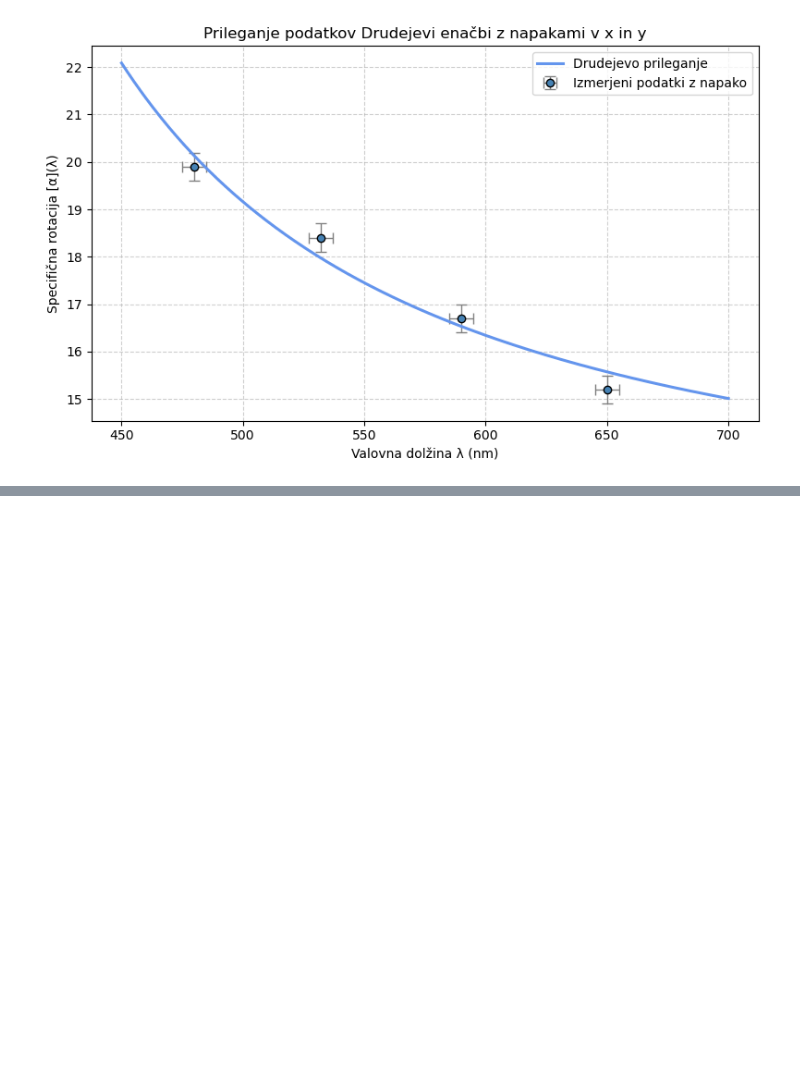
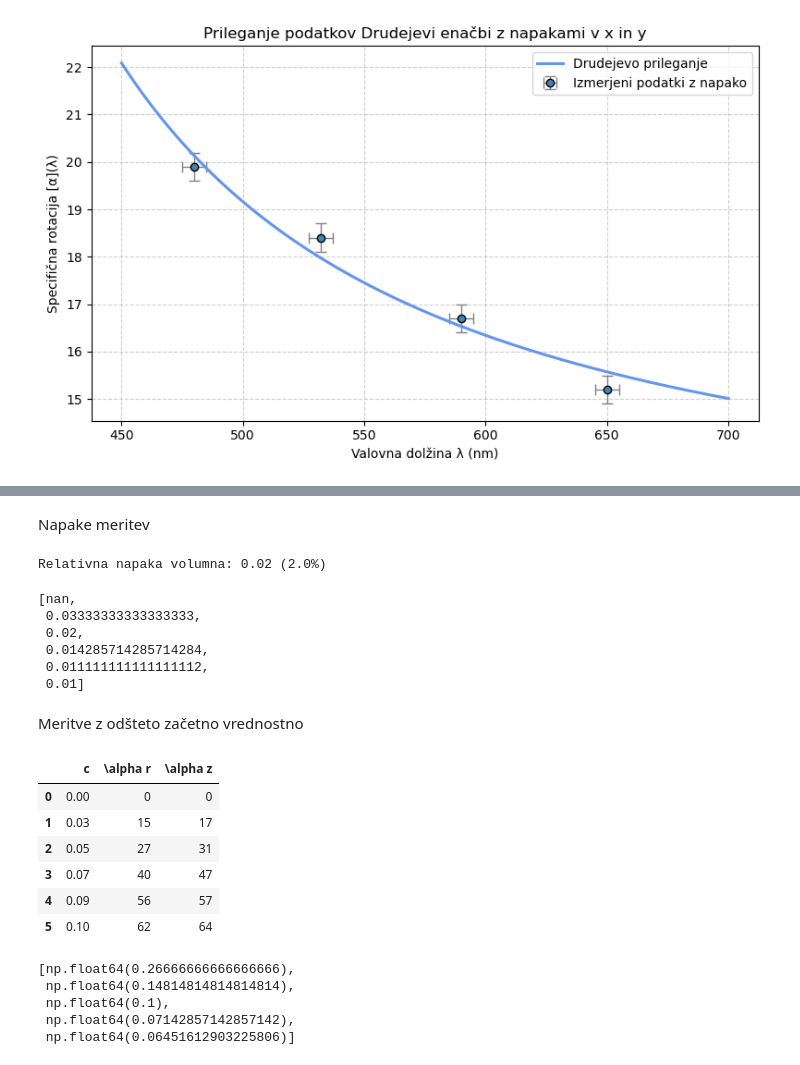
Before and after one commit to Matijek/Projektna_FE3, a Jupyter notebook: priprava.ipynb, the cells around one changed output, grey strips where cells are left out. Saved outputs shown, nothing was run; the diff lists cells and outputs as text; code cells hidden in the pictures; blank space fills up the shorter version.

```diff
--- a/priprava.ipynb
+++ b/priprava.ipynb
@@ -203,0 +211,8 @@ Ujemajoči parametri:
+# %%
+import pandas as pd
+
+# Uvoz podatkov iz Excel datoteke 'meritve.xlsx'
+df_meritve = pd.read_excel('meritve.xlsx')
+
+# Prikaz prvih nekaj vrstic za pregled
+df_meritve.head()
@@ -203,0 +226,64 @@ Ujemajoči parametri:
+# %% [markdown]
+Napake meritev
+# %%
+# Volumen tekočine v mL
+V_mL = 3000
+abs_V_mL = 60  # napaka volumna v mL
+rel_V_mL = abs_V_mL / V_mL  # relativna napaka volumna
+print(f"Relativna napaka volumna: {rel_V_mL:.2f} ({rel_V_mL*100:.1f}%)")
+# %% [output]
+Relativna napaka volumna: 0.02 (2.0%)
+# %%
+# napaka mase v g
+abs_m0 = 0
+abs_m = 3 # napaka mase v g
+# Izračun abs_m / (c * V_mL) za vsako koncentracijo c v df_meritve (vključno z 0)
+rel_m_error = []
+for c in df_meritve['c']:
+    if c != 0:
+        value = abs_m / (c * V_mL)
+    else:
+        value = np.nan  # ali np.inf, če želiš označiti nedoločeno
+    rel_m_error.append(value)
+
+rel_m_error  # seznam rezultatov za vsako c
+# %% [output]
+[nan,
+ 0.03333333333333333,
+ 0.02,
+ 0.014285714285714284,
+ 0.011111111111111112,
+ 0.01]
+# %% [markdown]
+Meritve z odšteto začetno vrednostno
+# %%
+df_standard = df_meritve.copy().assign(
+    **{
+        '\\alpha r': df_meritve['\\alpha r'] - df_meritve['\\alpha r'].iloc[0],
+        '\\alpha z': df_meritve['\\alpha z'] - df_meritve['\\alpha z'].iloc[0]
+    }
+)
+
+df_standard
+# %% [output]
+|  | c | \alpha r | \alpha z |
+| 0 | 0.00 | 0 | 0 |
+| 1 | 0.03 | 15 | 17 |
+| 2 | 0.05 | 27 | 31 |
+| 3 | 0.07 | 40 | 47 |
+| 4 | 0.09 | 56 | 57 |
+| 5 | 0.10 | 62 | 64 |
+# %%
+abs_rot = 4
+rel_rot_err_r = [
+    abs_rot / row['\\alpha r']
+    for idx, row in df_standard.iterrows()
+    if idx > 0 and row['\\alpha r'] != 0
+]
+rel_rot_err_r
+# %% [output]
+[np.float64(0.26666666666666666),
+ np.float64(0.14814814814814814),
+ np.float64(0.1),
+ np.float64(0.07142857142857142),
+ np.float64(0.06451612903225806)]
```
Also changed, not shown: parts of 22 cells of this notebook, 1 other file.
